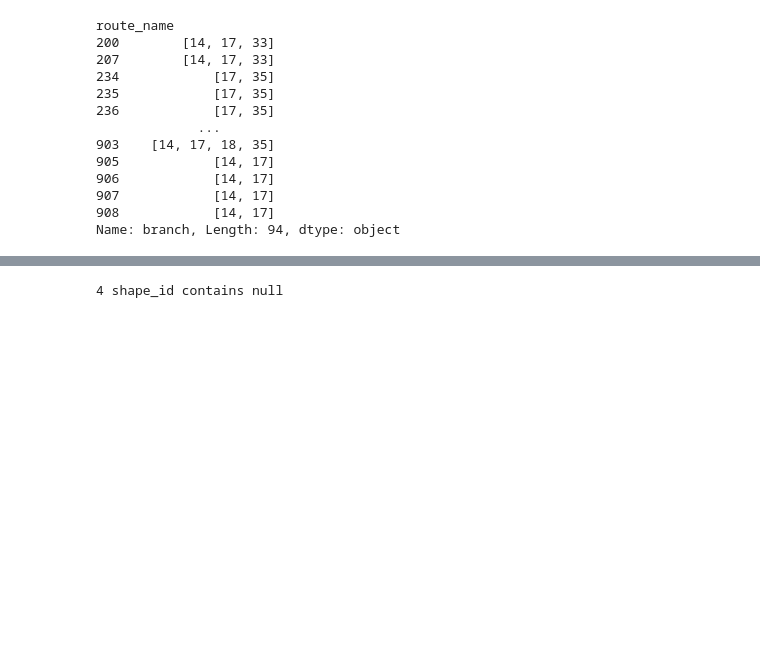
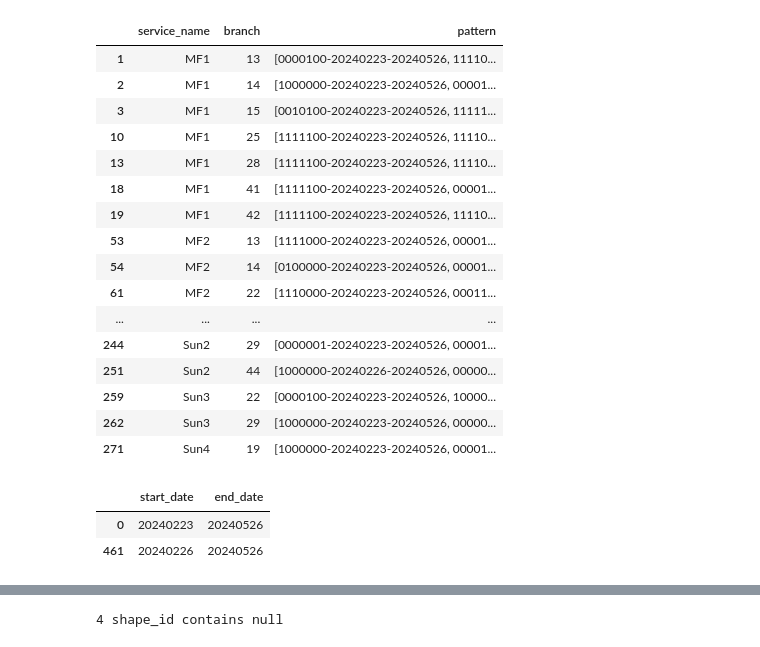
Before and after one commit to thanhan910/AusGeo-old-1, a Jupyter notebook: notebooks/ptv-analysis.ipynb, the cells around one changed output, grey strips where cells are left out. Cells and saved outputs as stored; diff of their text form; code cells hidden in the pictures; blank space fills up the shorter version.

```diff
--- a/notebooks/ptv-analysis.ipynb
+++ b/notebooks/ptv-analysis.ipynb
@@ -77,0 +271,2 @@ df4_branches = DF['4']['routes'].groupby('route_name')['branch'].unique()
+# %%
+dftemp = DF['4']['calendar'][['service_name', 'branch', 'pattern', 'service_str', 'service_int']]
@@ -77,0 +357,3 @@ df4_branches = DF['4']['routes'].groupby('route_name')['branch'].unique()
+# %%
+dftemp['stb'] = dftemp['service_str'] + '-' + dftemp['branch']
+dftemp['snb'] = dftemp['service_name'] + '-' + dftemp['branch']
@@ -78,16 +387,26 @@ df4_branches = DF['4']['routes'].groupby('route_name')['branch'].unique()
 # %%
-df4_branches[df4_branches.apply(lambda x: len(x)) > 1]
+dftemp[dftemp.apply(lambda x: len(x['pattern']) > 1, axis=1)]
 # %% [output]
-route_name
-200        [14, 17, 33]
-207        [14, 17, 33]
-234            [17, 35]
-235            [17, 35]
-236            [17, 35]
-             ...
-903    [14, 17, 18, 35]
-905            [14, 17]
-906            [14, 17]
-907            [14, 17]
-908            [14, 17]
-Name: branch, Length: 94, dtype: object
+|  | service_name | branch | pattern |
+| 1 | MF1 | 13 | [0000100-20240223-20240526, 11110... |
+| 2 | MF1 | 14 | [1000000-20240223-20240526, 00001... |
+| 3 | MF1 | 15 | [0010100-20240223-20240526, 11111... |
+| 10 | MF1 | 25 | [1111100-20240223-20240526, 11110... |
+| 13 | MF1 | 28 | [1111100-20240223-20240526, 11110... |
+| 18 | MF1 | 41 | [1111100-20240223-20240526, 00001... |
+| 19 | MF1 | 42 | [1111100-20240223-20240526, 11110... |
+| 53 | MF2 | 13 | [1111000-20240223-20240526, 00001... |
+| 54 | MF2 | 14 | [0100000-20240223-20240526, 00001... |
+| 61 | MF2 | 22 | [1110000-20240223-20240526, 00011... |
+| ... | ... | ... | ... |
+| 244 | Sun2 | 29 | [0000001-20240223-20240526, 00001... |
+| 251 | Sun2 | 44 | [1000000-20240226-20240526, 00000... |
+| 259 | Sun3 | 22 | [0000100-20240223-20240526, 10000... |
+| 262 | Sun3 | 29 | [1000000-20240223-20240526, 00000... |
+| 271 | Sun4 | 19 | [1000000-20240223-20240526, 00001... |
+# %%
+df4_calendar[['start_date', 'end_date']].drop_duplicates()
+# %% [output]
+|  | start_date | end_date |
+| 0 | 20240223 | 20240526 |
+| 461 | 20240226 | 20240526 |
```
Also changed, not shown: parts of 45 cells of this notebook.
